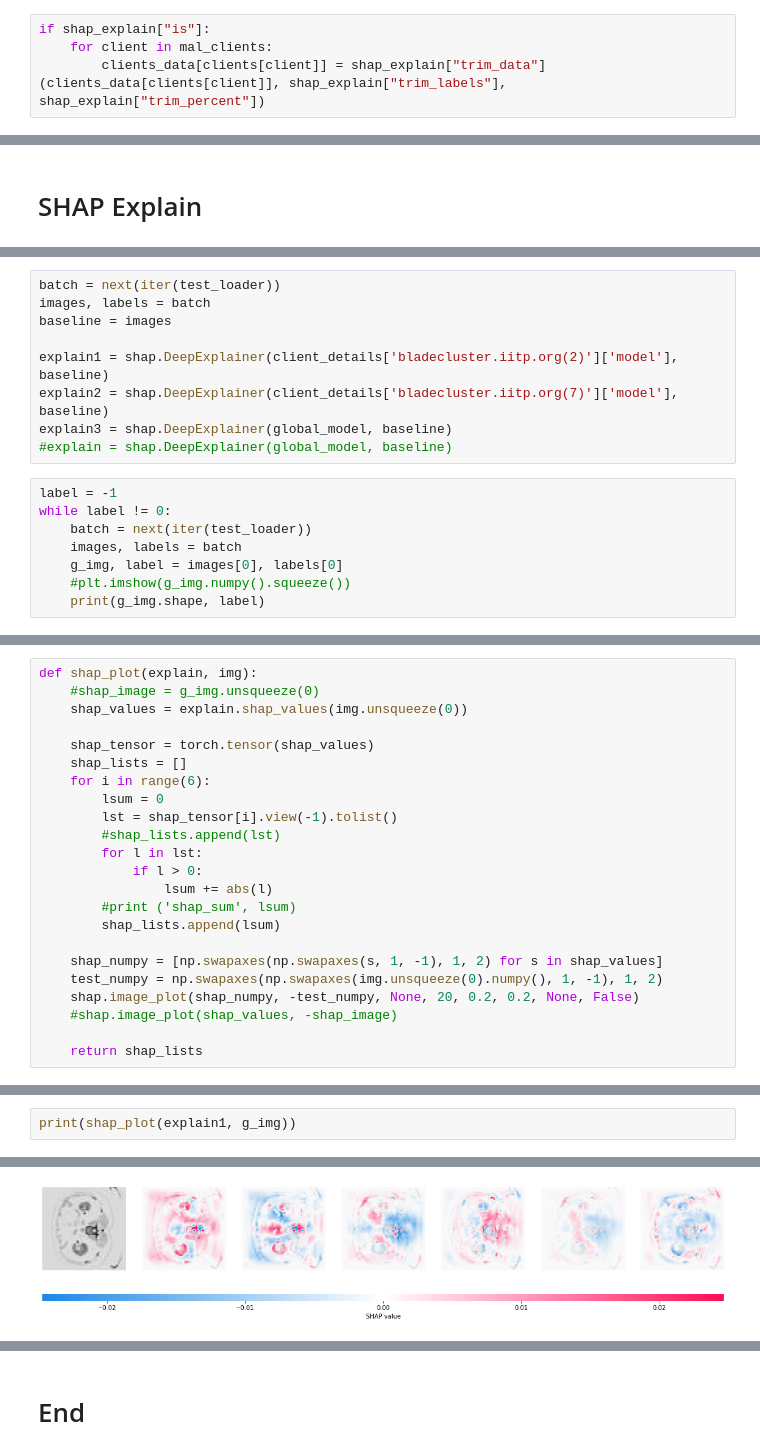
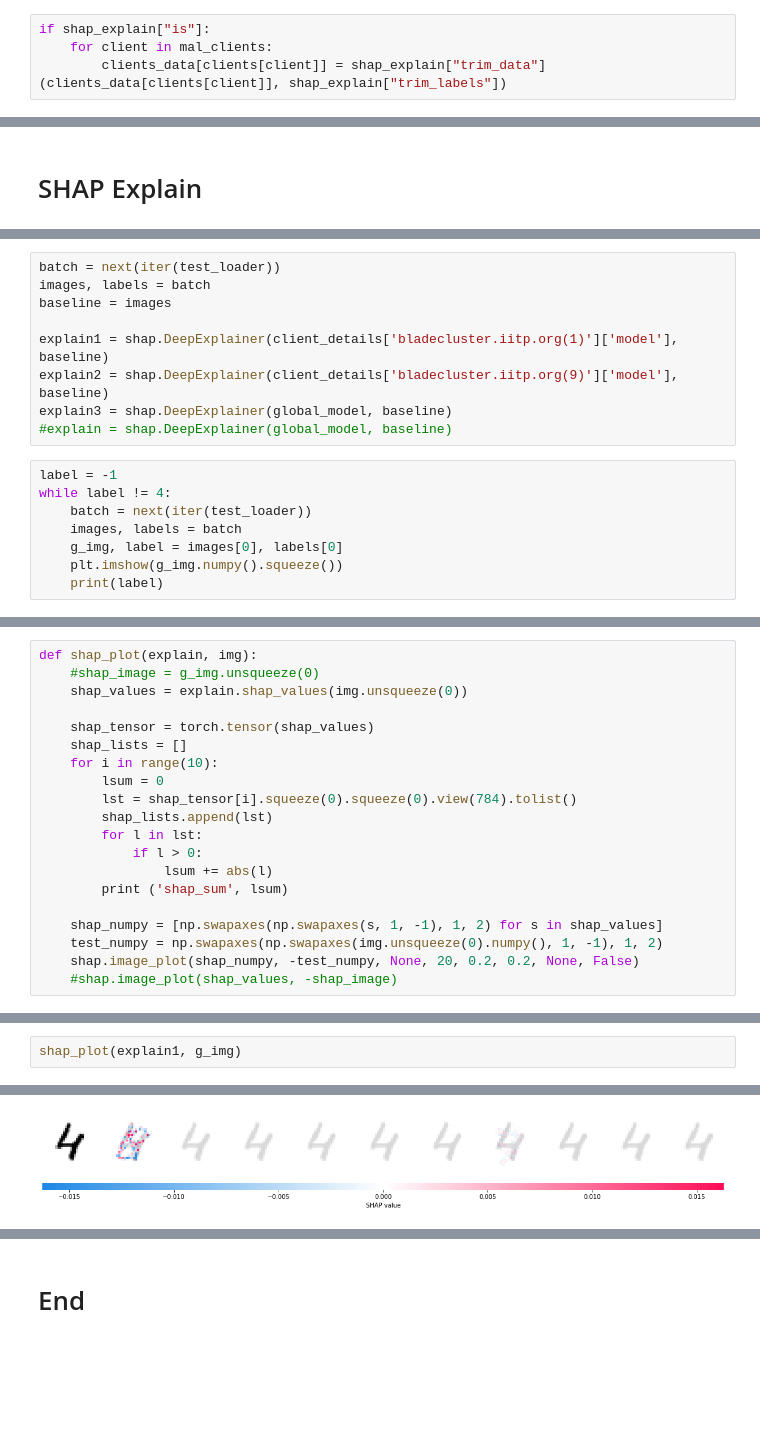
Before and after one commit to harshkasyap/fl, a Jupyter notebook: src/shap/fl-shap.ipynb, the cells around one changed output, grey strips where cells are left out. Cells and saved outputs as stored; diff of their text form; blank space fills up the shorter version.

```diff
--- a/src/shap/fl-shap.ipynb
+++ b/src/shap/fl-shap.ipynb
@@ -60,4 +76,4 @@ clients_data = data.split_data(train_data, clients)
 # %%
 if shap_explain["is"]:
     for client in mal_clients:
-        clients_data[clients[client]] = shap_explain["trim_data"](clients_data[clients[client]], shap_explain["trim_labels"], shap_explain["trim_percent"])
+        clients_data[clients[client]] = shap_explain["trim_data"](clients_data[clients[client]], shap_explain["trim_labels"])
@@ -169,16 +182,16 @@ batch = next(iter(test_loader))
 images, labels = batch
 baseline = images
 
-explain1 = shap.DeepExplainer(client_details['bladecluster.iitp.org(2)']['model'], baseline)
-explain2 = shap.DeepExplainer(client_details['bladecluster.iitp.org(7)']['model'], baseline)
+explain1 = shap.DeepExplainer(client_details['bladecluster.iitp.org(1)']['model'], baseline)
+explain2 = shap.DeepExplainer(client_details['bladecluster.iitp.org(9)']['model'], baseline)
 explain3 = shap.DeepExplainer(global_model, baseline)
 #explain = shap.DeepExplainer(global_model, baseline)
 # %%
 label = -1
-while label != 0:
+while label != 4:
     batch = next(iter(test_loader))
     images, labels = batch
     g_img, label = images[0], labels[0]
-    #plt.imshow(g_img.numpy().squeeze())
-    print(g_img.shape, label)
+    plt.imshow(g_img.numpy().squeeze())
+    print(label)
 # %% [output]
@@ -215,22 +211,19 @@ def shap_plot(explain, img):
 
     shap_tensor = torch.tensor(shap_values)
     shap_lists = []
-    for i in range(6):
+    for i in range(10):
         lsum = 0
-        lst = shap_tensor[i].view(-1).tolist()
-        #shap_lists.append(lst)
+        lst = shap_tensor[i].squeeze(0).squeeze(0).view(784).tolist()
+        shap_lists.append(lst)
         for l in lst:
             if l > 0:
                 lsum += abs(l)
-        #print ('shap_sum', lsum)
-        shap_lists.append(lsum)
+        print ('shap_sum', lsum)
 
     shap_numpy = [np.swapaxes(np.swapaxes(s, 1, -1), 1, 2) for s in shap_values]
     test_numpy = np.swapaxes(np.swapaxes(img.unsqueeze(0).numpy(), 1, -1), 1, 2)
     shap.image_plot(shap_numpy, -test_numpy, None, 20, 0.2, 0.2, None, False)
     #shap.image_plot(shap_values, -shap_image)
-
-    return shap_lists
 # %%
 from torch.nn import functional as F
 
@@ -261,3 +253,3 @@ view_classify(g_img, ps)
 # %%
-print(shap_plot(explain1, g_img))
+shap_plot(explain1, g_img)
 # %% [output]
@@ -266,4 +266,4 @@ Using a non-full backward hook when the forward contains multiple autograd Nodes
-[figure, old version]
+[figure, new version]
 # %%
 shap_plot(explain2, g_img)
 # %% [output]
```
Also changed, not shown: parts of 13 cells of this notebook, 5 other files.
